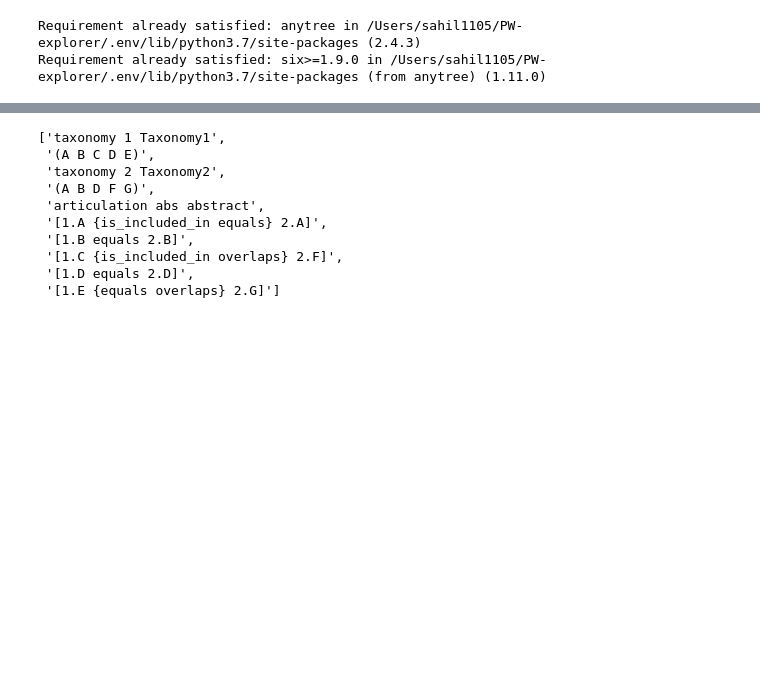
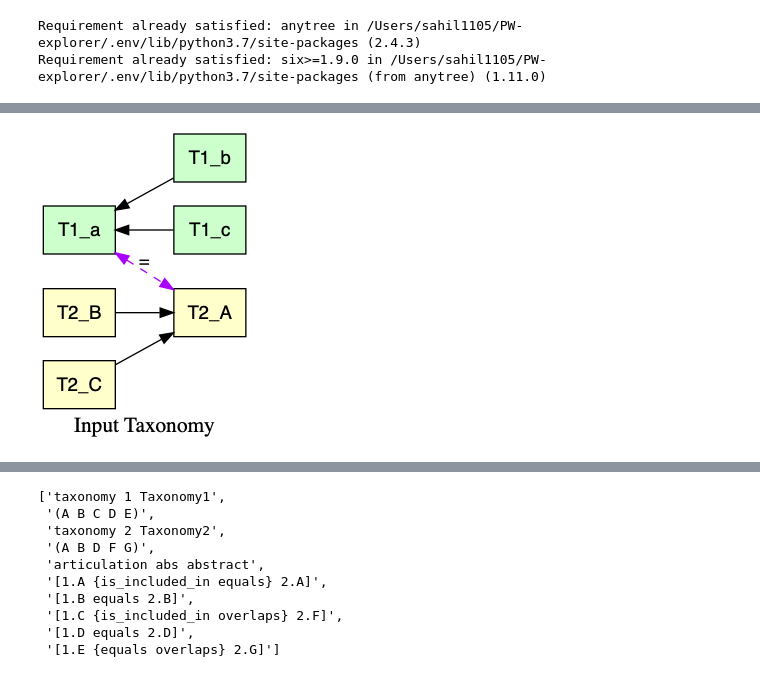
Before and after one commit to idaks/LeanEuler, a Jupyter notebook: PWE-Euler Examples for Paper.ipynb, the cells around one changed output, grey strips where cells are left out. Saved outputs shown, nothing was run; the diff lists cells and outputs as text; code cells hidden in the pictures; blank space fills up the shorter version.

Commit message:
compiling pwe euler examples in a nb

```diff
--- a/lean_euler.ipynb
+++ b/PWE-Euler Examples for Paper.ipynb
@@ -23,0 +32,11 @@ import PW_explorer as pwe
+# %%
+cleantax_file = [
+    'taxonomy T1 Source',
+    '(a b c)',
+    'taxonomy T2 Target',
+    '(A B C)',
+    'articulations T1 T2',
+    '[T1.a equals T2.A]',
+]
+# %%
+rel_data, tax_data = LeanEuler.parse_cleantax(cleantax_file)
@@ -23,0 +84,5 @@ import PW_explorer as pwe
+# %%
+mag7_G = visualize_euler_input(rel_data, tax_data)
+draw(mag7_G)
+# %% [output]
+[figure, added]
```
Also changed, not shown: parts of 25 cells of this notebook.
